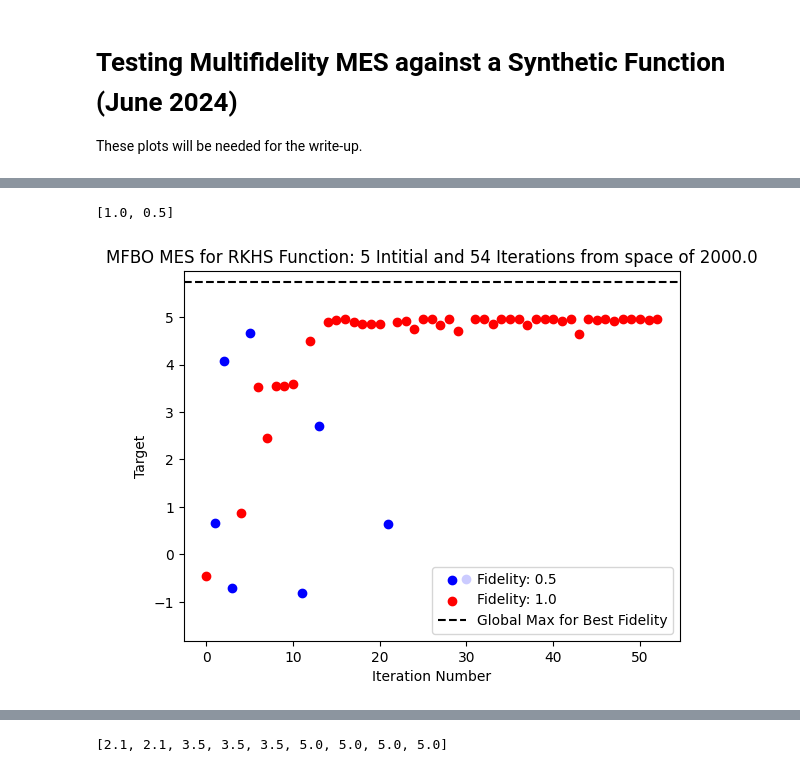
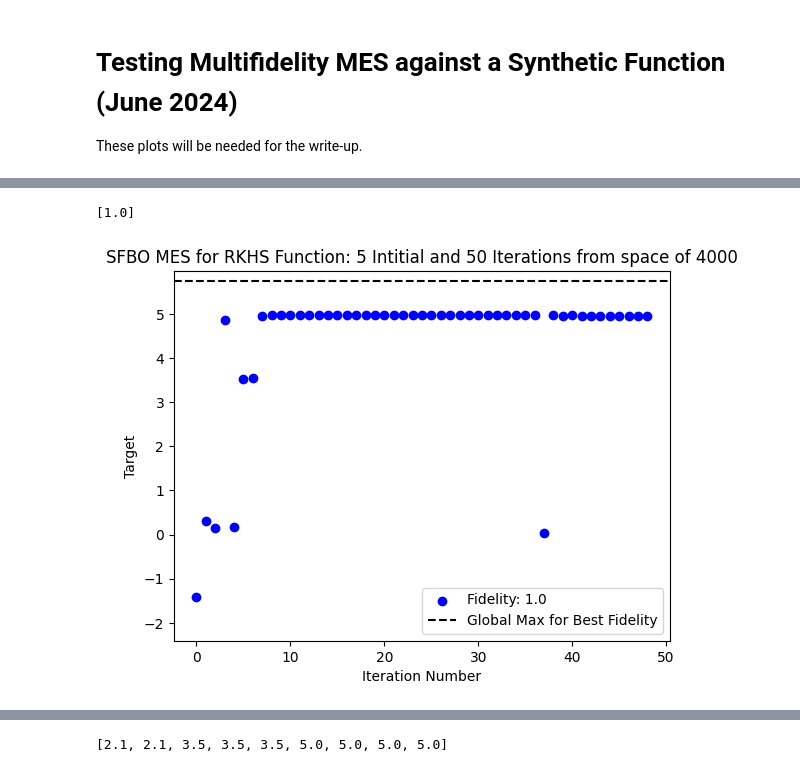
Before and after one commit to kernelCruncher/MFBO, a Jupyter notebook: notebooks/MESSyntheticFunction.ipynb, the cells around one changed output, grey strips where cells are left out. Drawn from its saved outputs; the diff is of its cells as text; code cells hidden in the pictures.

```diff
--- a/notebooks/MESSyntheticFunction.ipynb
+++ b/notebooks/MESSyntheticFunction.ipynb
@@ -253,11 +338,14 @@ def plot_fidelities(samples, targets, title, total_domain, colours=['blue','red'
     plt.ylabel("Target")
     plt.ylim([min(targets)-1, max(targets)+1])
     plt.title(title)
-# %%
-plot_fidelities(train_x_full_mes, train_obj_mes, f'MFBO MES for RKHS Function: {N_INIT} Intitial and {len(train_x_full_mes)} Iterations from space of {len(domain)/2}', domain)
-# %% [output]
-[1.0, 0.5]
-[figure, removed]
+# %%
+plot_fidelities(train_x_full_ei, train_obj_ei, f'SFBO MES for RKHS Function: {N_INIT} Intitial and {len(train_x_full_ei)} Iterations from space of {int(len(domain)/2)}', domain)
+# plot_fidelities(train_x_full_mes, train_obj_mes, f'MFBO MES for RKHS Function: {N_INIT} Intitial and {len(train_x_full_mes)} Iterations from space of {len(domain)/2}', domain)
+# plot_fidelities(train_x_full_sfmes, train_obj_sfmes, f'SFBO MES for RKHS Function: {N_INIT} Intitial and {len(train_x_full_sfmes)} Iterations from space of {int(len(domain)/2)}', domain)
+# # plot_fidelities(train_x_full_mes, train_obj_mes, f'MFBO MES for RKHS Function: {N_INIT} Intitial and {len(train_x_full_mes)} Iterations from space of {len(domain)/2}', domain)
+# %% [output]
+[1.0]
+[figure, added]
 # %%
 #Shows distribution of High-fidelity and Low-fidelity targets.
 def plot_histogram(domain):
```
Also changed, not shown: parts of 27 cells of this notebook.
